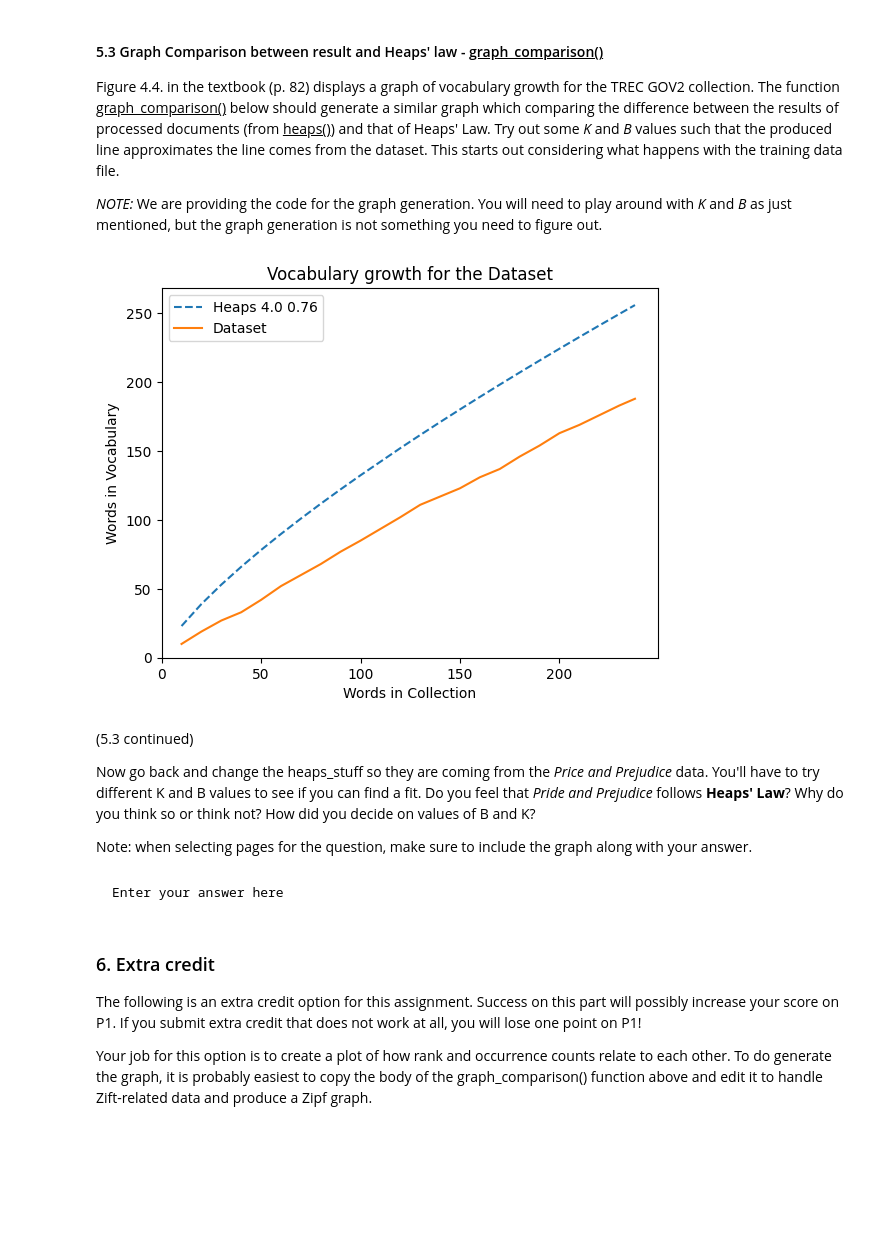
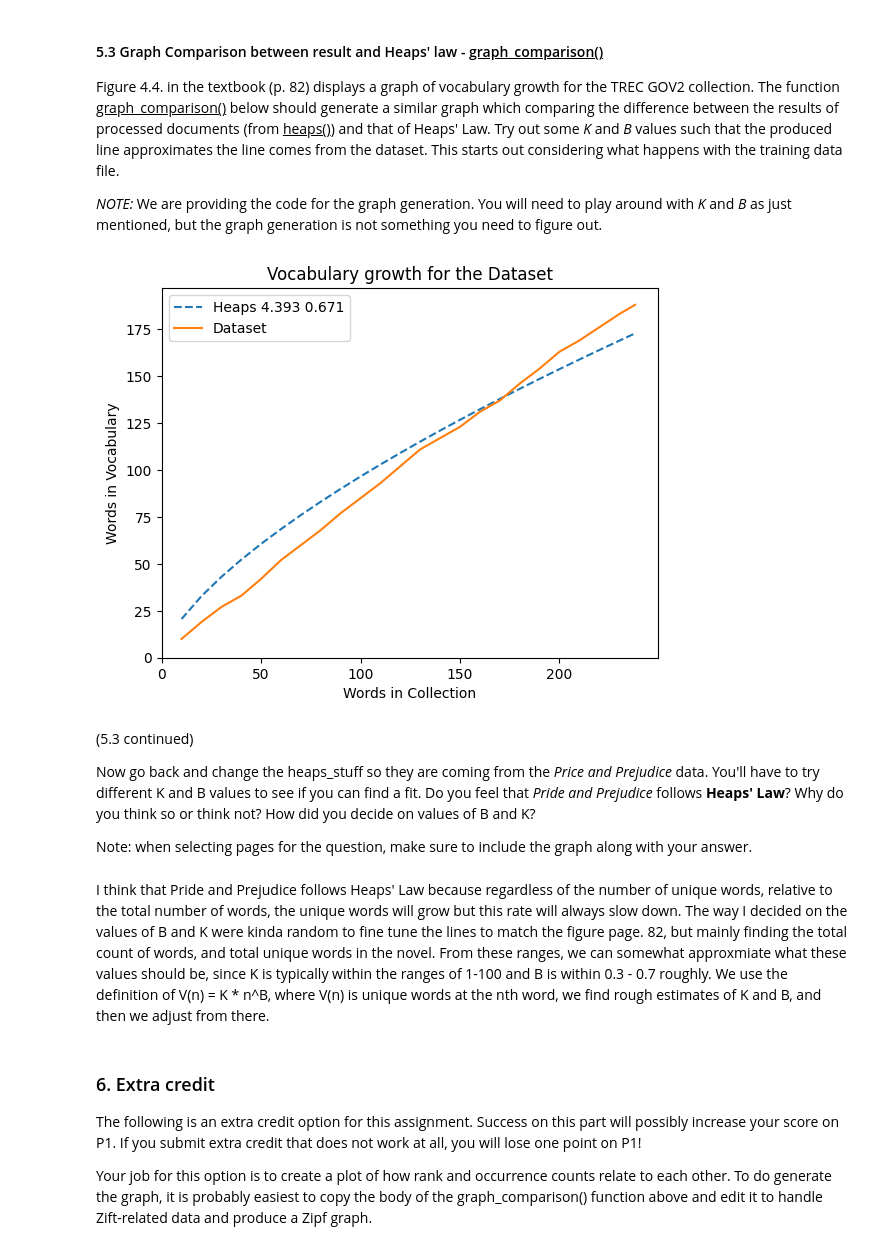
Before and after one commit to hvtran21/cs446_p1, a Jupyter notebook: updated_p1_cs446_huytran.ipynb, the cells around one changed output. Drawn from its saved outputs; the diff is of its cells as text; code cells hidden in the pictures; blank space fills up the shorter version.

```diff
--- a/updated_p1_cs446_huytran.ipynb
+++ b/updated_p1_cs446_huytran.ipynb
@@ -852,27 +851,28 @@ def heaps(processed_tokens: list[tuple[str, list[str]]]) -> list[tuple[int, int]
     #########
     return_lst = []
     duplicate_set = set()
+    ref_tup = tuple()
     count = 0
 
     for untokenized_token, tokens in processed_tokens:
-
-        if tokens: # don't count stop words
-            if count % 10 == 0 and count != 0 and (count, len(duplicate_set)) not in return_lst:
-                return_lst.append((count, len(duplicate_set)))
-
-            count += len(tokens)
+        if untokenized_token and tokens:
             for tok in tokens:
+                count += 1
                 if tok not in duplicate_set:
                     duplicate_set.add(tok)
 
-    if (count, len(duplicate_set)) not in return_lst:
-        return_lst.append((count, len(duplicate_set)))
+                ref_tup = (count, len(duplicate_set))
+                if count % 10 == 0 and ref_tup not in return_lst:
+                    return_lst.append(ref_tup)
+
+    ref_tup = (count, len(duplicate_set))
+    if ref_tup not in return_lst:
+        return_lst.append(ref_tup)
 
     return return_lst
-
 processed_tokens = tokenization(train_sentences, stopwords=stopwords, tokenizer_type="fancy", stemming_type="porter")
 heaps_result = heaps(processed_tokens)
-[print(curr) for curr in heaps_result[:10]];
+[print(curr) for curr in heaps_result];
 # %% [output]
 (10, 10)
 (20, 19)
@@ -1004,44 +1112,44 @@ def graph_comparison(heaps_result: list[tuple[int, int]], K: float, B: float) ->
     The curvature of heaps' law is computed using the function f(x) = K*x^B.
 
     Args:
         heaps_result: output from the heaps() function
         K: heaps' law parameter,
         B: heaps' law parameter.
     """
     heaps = np.array(heaps_result)
 
     X = heaps[:,0]
     dataset_y = heaps[:,1]
     heaps_y = [K * (elem ** B) for elem in X]
 
     _, ax = plt.subplots(1)
     ax.plot(X, heaps_y, "--", label=f"Heaps {K} {B}")
     ax.plot(X, dataset_y, label="Dataset")
     ax.set_title("Vocabulary growth for the Dataset")
     ax.set_xlabel("Words in Collection")
     ax.set_ylabel("Words in Vocabulary")
     ax.set_xlim(xmin=0)
     ax.set_ylim(ymin=0)
     plt.legend()
     plt.show()
 
 
 
 heaps_stuff = heaps(tokenization(train_sentences, stopwords=stopwords, tokenizer_type="fancy", stemming_type="porter"))
 
-K = 4.0
-B = 0.76
+K = 4.393
+B = 0.671
 graph_comparison(heaps_result=heaps_stuff, K=K, B=B)
 # %% [output]
-[figure, old version]
+[figure, new version]
 # %% [markdown]
 (5.3 continued)
 
 Now go back and change the heaps_stuff so they are coming from the _Price and Prejudice_ data. You'll have to try different K and B values to see if you can find a fit. Do you feel that _Pride and Prejudice_ follows **Heaps' Law**? Why do you think so or think not? How did you decide on values of B and K?
 
 Note: when selecting pages for the question, make sure to include the graph along with your answer.
-# %% [markdown]
-    Enter your answer here
+# %% [markdown]
+I think that Pride and Prejudice follows Heaps' Law because regardless of the number of unique words, relative to the total number of words, the unique words will grow but this rate will always slow down. The way I decided on the values of B and K were kinda random to fine tune the lines to match the figure page. 82, but mainly finding the total count of words, and total unique words in the novel. From these ranges, we can somewhat approxmiate what these values should be, since K is typically within the ranges of 1-100 and B is within 0.3 - 0.7 roughly. We use the definition of V(n) = K * n^B, where V(n) is unique words at the nth word, we find rough estimates of K and B, and then we adjust from there.
 # %% [markdown]
 ### 6. Extra credit
 
```
Also changed, not shown: parts of 5 cells of this notebook.
